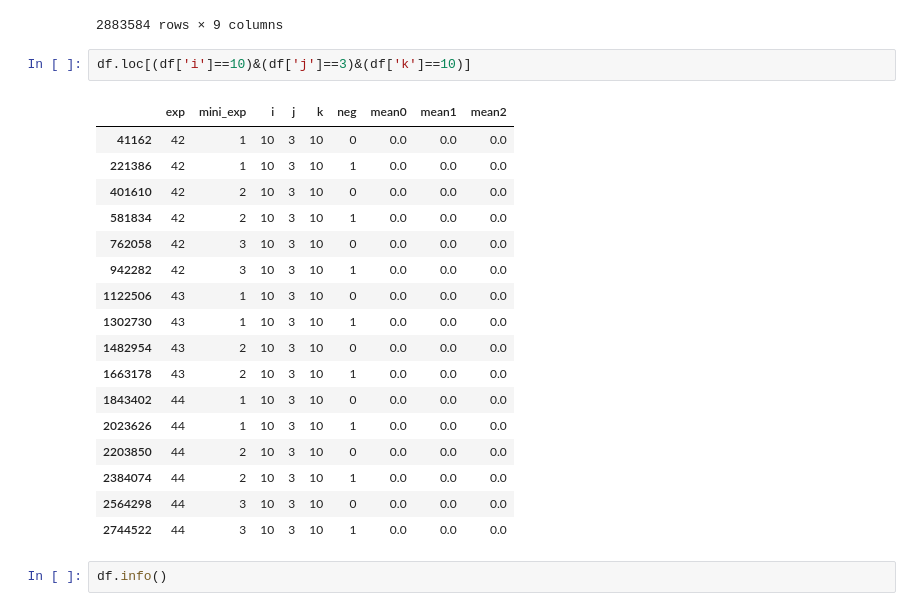
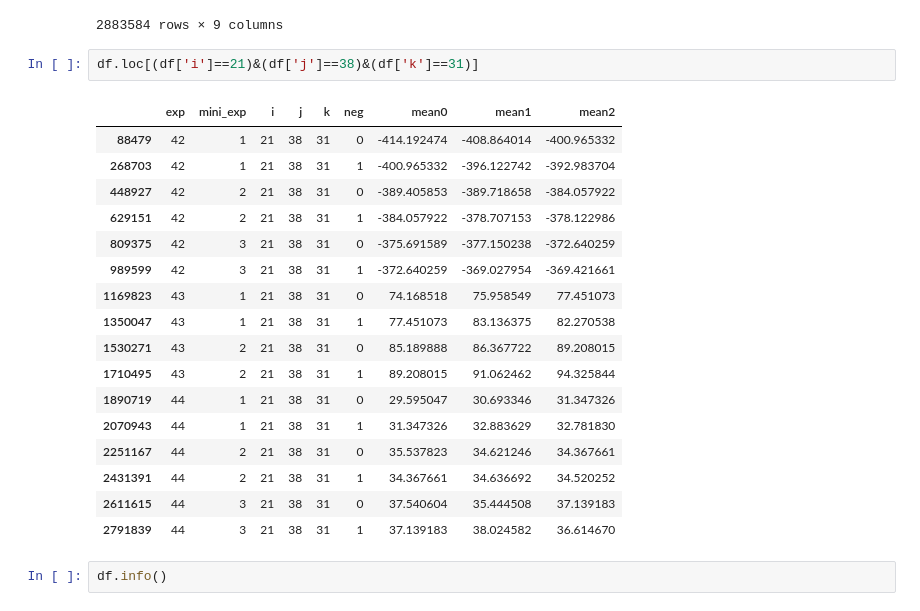
Before and after one commit to chikakoto/tdcs_thesis, a Jupyter notebook: notebooks/7.4_predict_sphere.ipynb, the cells around one changed output. Cells and saved outputs as stored; diff of their text form.

```diff
--- a/notebooks/7.4_predict_sphere.ipynb
+++ b/notebooks/7.4_predict_sphere.ipynb
@@ -75,25 +75,25 @@ df
 | 2883583 | 44 | 3 | 43 | 63 | 63 | 1 | 0.0 | 0.0 | 0.0 |
 2883584 rows × 9 columns
 # %%
-df.loc[(df['i']==10)&(df['j']==3)&(df['k']==10)]
+df.loc[(df['i']==21)&(df['j']==38)&(df['k']==31)]
 # %% [output]
 |  | exp | mini_exp | i | j | k | neg | mean0 | mean1 | mean2 |
-| 41162 | 42 | 1 | 10 | 3 | 10 | 0 | 0.0 | 0.0 | 0.0 |
-| 221386 | 42 | 1 | 10 | 3 | 10 | 1 | 0.0 | 0.0 | 0.0 |
-| 401610 | 42 | 2 | 10 | 3 | 10 | 0 | 0.0 | 0.0 | 0.0 |
-| 581834 | 42 | 2 | 10 | 3 | 10 | 1 | 0.0 | 0.0 | 0.0 |
-| 762058 | 42 | 3 | 10 | 3 | 10 | 0 | 0.0 | 0.0 | 0.0 |
-| 942282 | 42 | 3 | 10 | 3 | 10 | 1 | 0.0 | 0.0 | 0.0 |
-| 1122506 | 43 | 1 | 10 | 3 | 10 | 0 | 0.0 | 0.0 | 0.0 |
-| 1302730 | 43 | 1 | 10 | 3 | 10 | 1 | 0.0 | 0.0 | 0.0 |
-| 1482954 | 43 | 2 | 10 | 3 | 10 | 0 | 0.0 | 0.0 | 0.0 |
-| 1663178 | 43 | 2 | 10 | 3 | 10 | 1 | 0.0 | 0.0 | 0.0 |
-| 1843402 | 44 | 1 | 10 | 3 | 10 | 0 | 0.0 | 0.0 | 0.0 |
-| 2023626 | 44 | 1 | 10 | 3 | 10 | 1 | 0.0 | 0.0 | 0.0 |
-| 2203850 | 44 | 2 | 10 | 3 | 10 | 0 | 0.0 | 0.0 | 0.0 |
-| 2384074 | 44 | 2 | 10 | 3 | 10 | 1 | 0.0 | 0.0 | 0.0 |
-| 2564298 | 44 | 3 | 10 | 3 | 10 | 0 | 0.0 | 0.0 | 0.0 |
-| 2744522 | 44 | 3 | 10 | 3 | 10 | 1 | 0.0 | 0.0 | 0.0 |
+| 88479 | 42 | 1 | 21 | 38 | 31 | 0 | -414.192474 | -408.864014 | -400.965332 |
+| 268703 | 42 | 1 | 21 | 38 | 31 | 1 | -400.965332 | -396.122742 | -392.983704 |
+| 448927 | 42 | 2 | 21 | 38 | 31 | 0 | -389.405853 | -389.718658 | -384.057922 |
+| 629151 | 42 | 2 | 21 | 38 | 31 | 1 | -384.057922 | -378.707153 | -378.122986 |
+| 809375 | 42 | 3 | 21 | 38 | 31 | 0 | -375.691589 | -377.150238 | -372.640259 |
+| 989599 | 42 | 3 | 21 | 38 | 31 | 1 | -372.640259 | -369.027954 | -369.421661 |
+| 1169823 | 43 | 1 | 21 | 38 | 31 | 0 | 74.168518 | 75.958549 | 77.451073 |
+| 1350047 | 43 | 1 | 21 | 38 | 31 | 1 | 77.451073 | 83.136375 | 82.270538 |
+| 1530271 | 43 | 2 | 21 | 38 | 31 | 0 | 85.189888 | 86.367722 | 89.208015 |
+| 1710495 | 43 | 2 | 21 | 38 | 31 | 1 | 89.208015 | 91.062462 | 94.325844 |
+| 1890719 | 44 | 1 | 21 | 38 | 31 | 0 | 29.595047 | 30.693346 | 31.347326 |
+| 2070943 | 44 | 1 | 21 | 38 | 31 | 1 | 31.347326 | 32.883629 | 32.781830 |
+| 2251167 | 44 | 2 | 21 | 38 | 31 | 0 | 35.537823 | 34.621246 | 34.367661 |
+| 2431391 | 44 | 2 | 21 | 38 | 31 | 1 | 34.367661 | 34.636692 | 34.520252 |
+| 2611615 | 44 | 3 | 21 | 38 | 31 | 0 | 37.540604 | 35.444508 | 37.139183 |
+| 2791839 | 44 | 3 | 21 | 38 | 31 | 1 | 37.139183 | 38.024582 | 36.614670 |
 # %%
 df.info()
 # %% [output]
```
Also changed, not shown: parts of 9 cells of this notebook, 3 other files.
